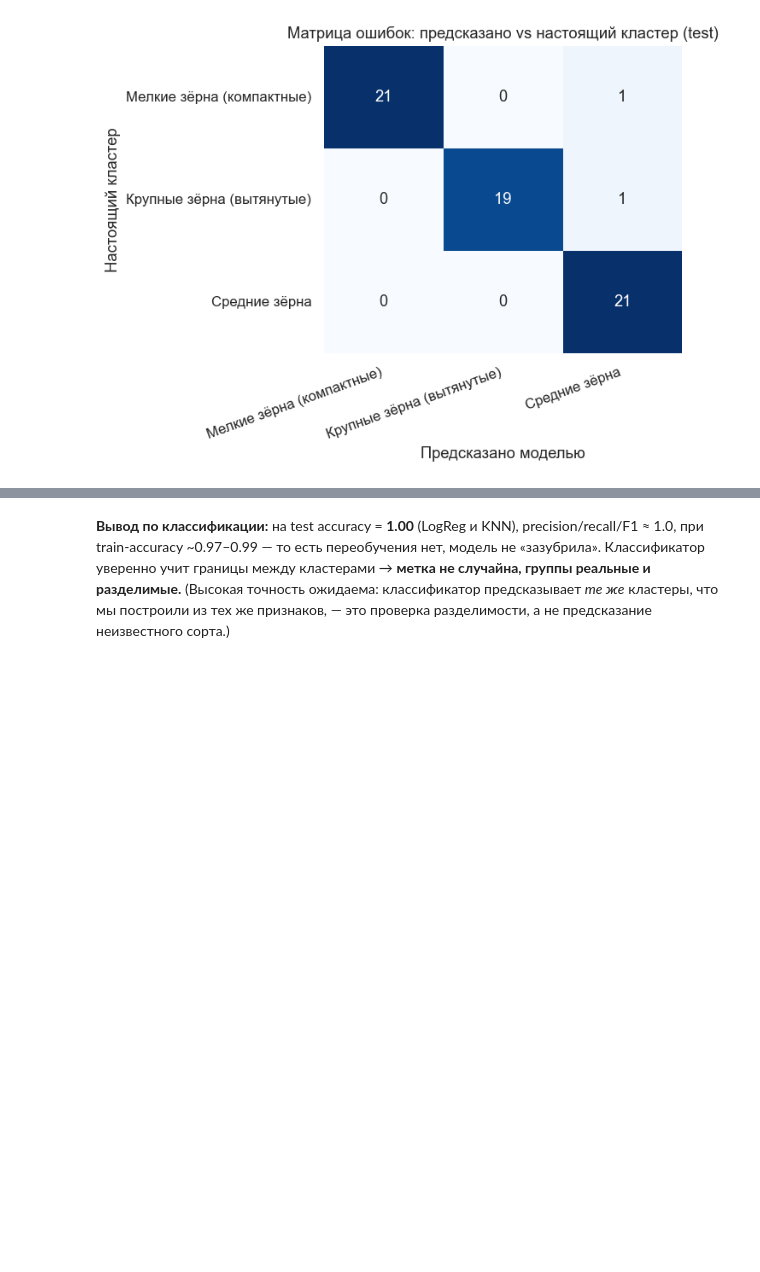
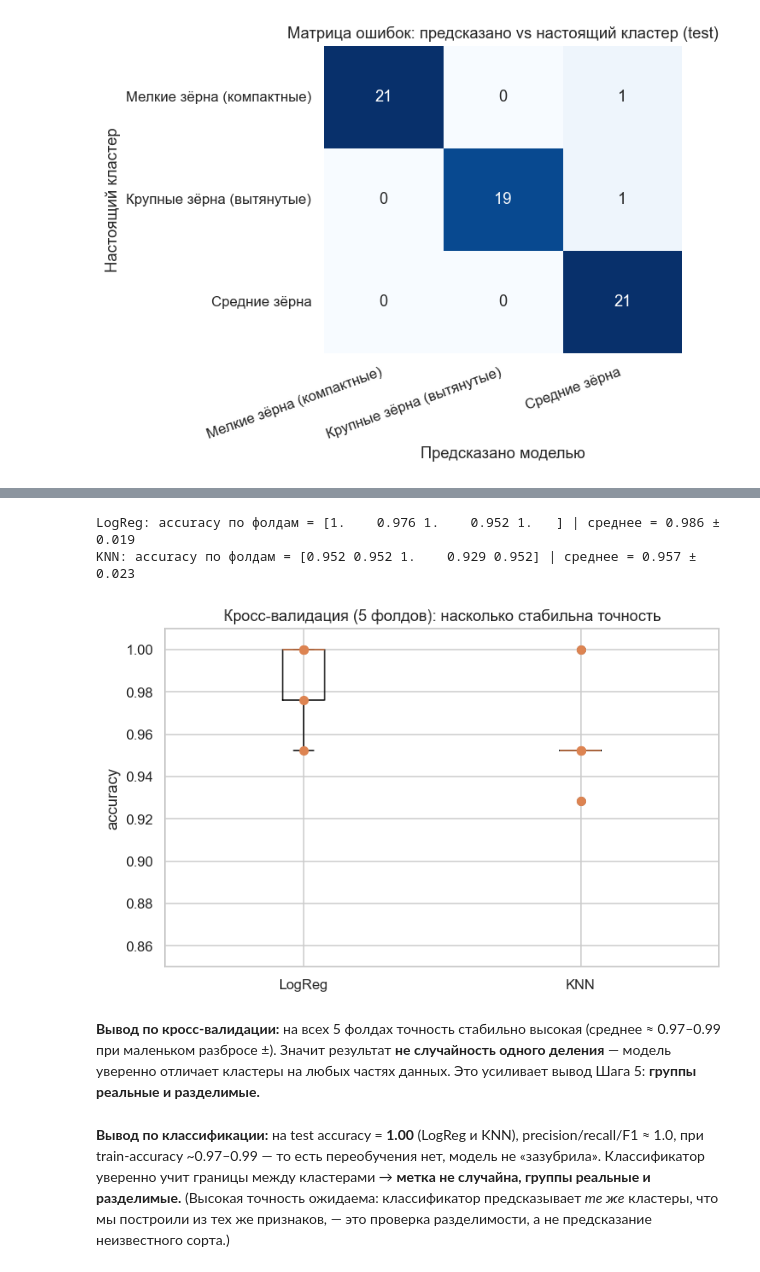
Before and after one commit to ynsvrs/seeds, a Jupyter notebook: Day 8.ipynb, the cells around one changed output, grey strips where cells are left out. Cells and saved outputs as stored; diff of their text form; code cells hidden in the pictures; blank space fills up the shorter version.

Commit message:
Add 5-fold cross-validation to Step 5 with per-fold visualization
Co-Authored-By: Claude Opus 4.8 (1M context) <noreply@anthropic.com>

```diff
--- a/Day 8.ipynb
+++ b/Day 8.ipynb
@@ -622,3 +625,30 @@ plt.tight_layout(); plt.show()
+# %%
+# Кросс-валидация: проверяем модель 5 раз на разных частях данных и усредняем
+from sklearn.model_selection import cross_val_score, StratifiedKFold
+
+cv = StratifiedKFold(n_splits=5, shuffle=True, random_state=42)
+cv_results = {}
+for name, m in models.items():
+    scores = cross_val_score(m, X_raw, y, cv=cv, scoring="accuracy")
+    cv_results[name] = scores
+    print(f"{name}: accuracy по фолдам = {np.round(scores, 3)} | "
+          f"среднее = {scores.mean():.3f} ± {scores.std():.3f}")
+# %% [output]
+LogReg: accuracy по фолдам = [1.    0.976 1.    0.952 1.   ] | среднее = 0.986 ± 0.019
+KNN: accuracy по фолдам = [0.952 0.952 1.    0.929 0.952] | среднее = 0.957 ± 0.023
+# %%
+# Визуализация: разброс accuracy по 5 фолдам (точки — отдельные фолды)
+fig, ax = plt.subplots(figsize=(7, 4.5))
+ax.boxplot(list(cv_results.values()), labels=list(cv_results.keys()))
+for i, (name, sc) in enumerate(cv_results.items(), 1):
+    ax.scatter([i] * len(sc), sc, color="#DD8452", zorder=3, s=40)
+ax.set_ylabel("accuracy"); ax.set_ylim(0.85, 1.01)
+ax.set_title("Кросс-валидация (5 фолдов): насколько стабильна точность")
+plt.tight_layout(); plt.show()
+# %% [output]
+[figure, added]
+# %% [markdown]
+**Вывод по кросс-валидации:** на всех 5 фолдах точность стабильно высокая (среднее ≈ 0.97–0.99 при маленьком разбросе ±). Значит результат **не случайность одного деления** — модель уверенно отличает кластеры на любых частях данных. Это усиливает вывод Шага 5: **группы реальные и разделимые.**
 # %% [markdown]
 **Вывод по классификации:** на test accuracy = **1.00** (LogReg и KNN), precision/recall/F1 ≈ 1.0,
 при train-accuracy ~0.97–0.99 — то есть переобучения нет, модель не «зазубрила». Классификатор уверенно
```
Also changed, not shown: parts of 1 cell of this notebook.
